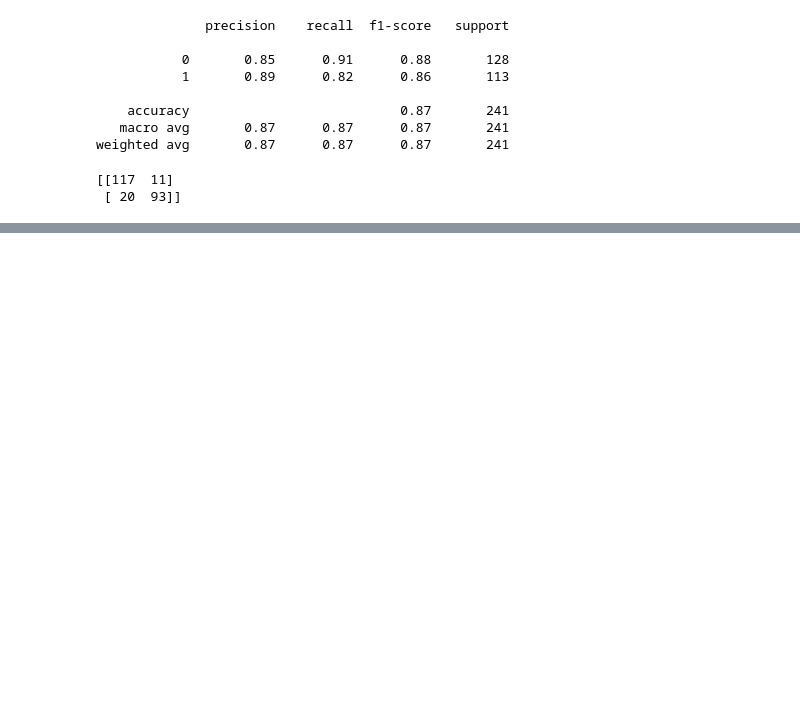
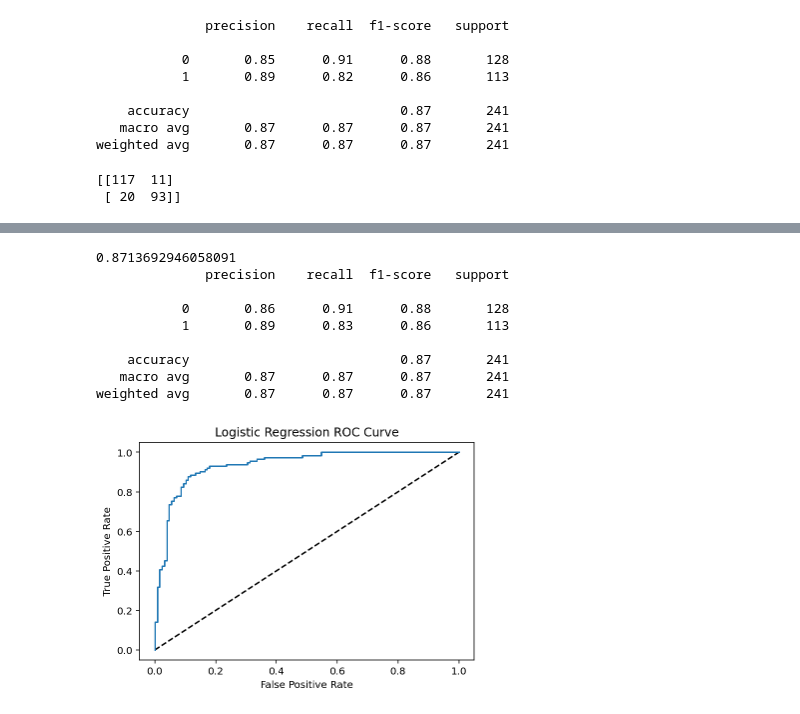
Before and after one commit to yxyfer/PTML_Project, a Jupyter notebook: src/heart_failure_prediction_supervised.ipynb, the cells around one changed output, grey strips where cells are left out. Saved outputs shown, nothing was run; the diff lists cells and outputs as text; code cells hidden in the pictures; blank space fills up the shorter version.

```diff
--- a/src/heart_failure_prediction_supervised.ipynb
+++ b/src/heart_failure_prediction_supervised.ipynb
@@ -565,0 +566,30 @@ weighted avg       0.83      0.83      0.83       241
+# %%
+from sklearn.neural_network import MLPClassifier
+
+mlp = MLPClassifier(alpha=1, max_iter=1000)
+mlp.fit(X_train,y_train)
+scores = mlp.score(X_test,y_test)
+print(scores)
+#0.8630705394190872
+y_pred = mlp.predict(X_test)
+print(classification_report(y_test, y_pred))
+
+y_pred_probs = mlp.predict_proba(X_test)[:, 1]
+fpr, tpr, thresholds = roc_curve(y_test, y_pred_probs)
+plt.plot([0, 1], [0, 1], 'k--')
+plt.plot(fpr, tpr)
+plt.xlabel('False Positive Rate')
+plt.ylabel('True Positive Rate')
+plt.title('Logistic Regression ROC Curve')
+plt.show()
+# %% [output]
+0.8713692946058091
+              precision    recall  f1-score   support
+
+           0       0.86      0.91      0.88       128
+           1       0.89      0.83      0.86       113
+
+    accuracy                           0.87       241
+   macro avg       0.87      0.87      0.87       241
+weighted avg       0.87      0.87      0.87       241
+[figure, added]
```
Also changed, not shown: parts of 14 cells of this notebook.
